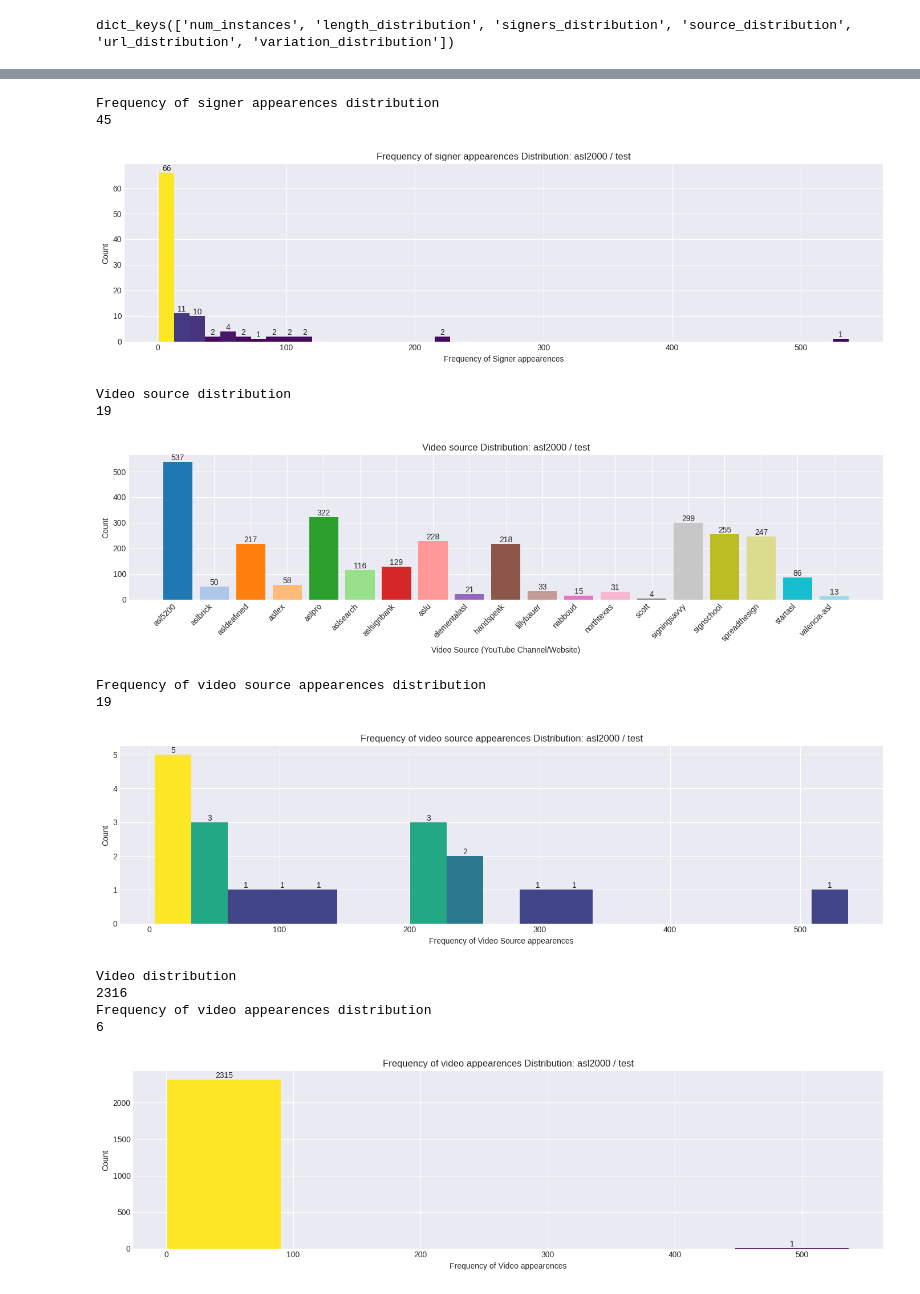
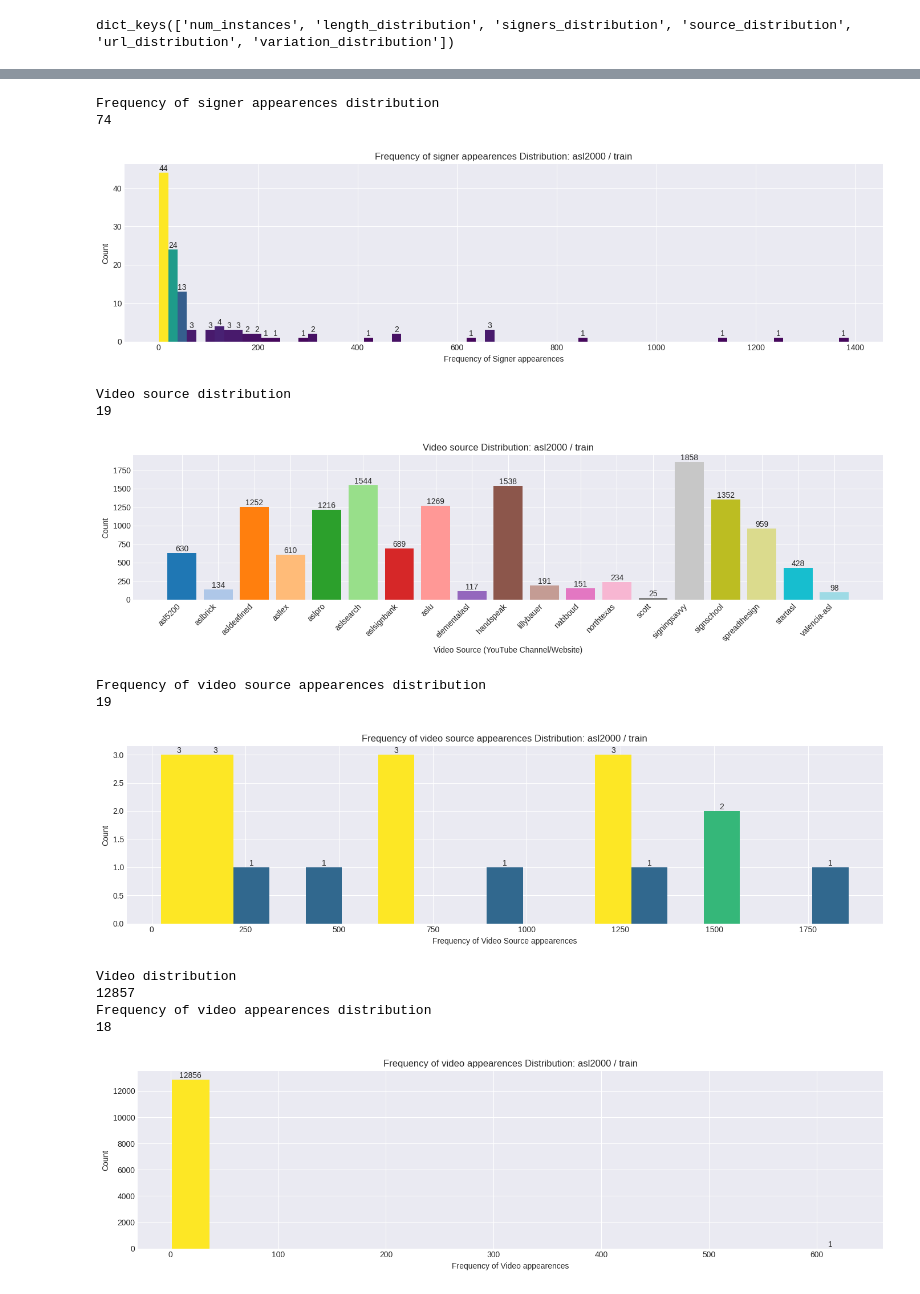
Before and after one commit to 0p3nTheSauce/SLR, a Jupyter notebook: src/results/dataset_analysis/wlasl_stats_set_level.ipynb, the cells around one changed output, grey strips where cells are left out. Saved outputs shown, nothing was run; the diff lists cells and outputs as text; code cells hidden in the pictures.

```diff
--- a/src/results/dataset_analysis/wlasl_stats_set_level.ipynb
+++ b/src/results/dataset_analysis/wlasl_stats_set_level.ipynb
@@ -86,7 +86,7 @@ For the naming of different functions, 'set' and 'split' can somtimes be used in
 verbosity = 1
 save_files = False
 split_idx = 3 #change for different split
-set_idx = 1 #change for different set
+set_idx = 0 #change for different set
 split_options: List[AVAIL_SPLITS] = ["asl100", "asl300", "asl1000", "asl2000", 'asl100_bottom', 'asl100_worst']
 set_options: List[AVAIL_SETS] = ['train', 'test', 'val']
 split_name: AVAIL_SPLITS = split_options[split_idx]
@@ -162,14 +162,16 @@ for key, metric, unit, freq_metric in zip(
 			split_name=split_name,
 			metric=metric,
 			unit=unit,
-			categorical=(metric != "Video length" and metric != 'Signer' ),
+			# categorical=(metric != "Video length" and metric != 'Signer' ),
+			categorical=(metric != "Video length" ),
 			figsize=figsize,
 			# bins=bins,
 			bins=len(histogram),
 			hist_or_bar='bar',
 			show_nums_on_bars=(metric != "Video length" and metric != 'Signer'),
 			no_statsy_lines=metric == 'Signer',
-			out_path=f"./outputs/{metric}_{split_name}_{set_name}.pdf"
+			out_path=f"./outputs/{metric}_{split_name}_{set_name}.pdf",
+   			x_label_step= 5 if metric == 'Signer' else 1
 		)
 	# Distribution of counts, of Distribution of metric
 	# For example, if the above is the distribution of how many times each
@@ -212,17 +214,17 @@ Signer distribution
 Frequency of signer appearences distribution
-45
+74
-[figure, old version]
+[figure, new version]
 Video source distribution
 19
-[figure, old version]
+[figure, new version]
 Frequency of video source appearences distribution
 19
-[figure, old version]
+[figure, new version]
 Video distribution
-2316
+12857
 Frequency of video appearences distribution
-6
+18
-[figure, old version]
+[figure, new version]
 # %%
 plot_dimension_distributions(set_instances)
 # %% [output]
```
Also changed, not shown: parts of 6 cells of this notebook, 32 other files.
